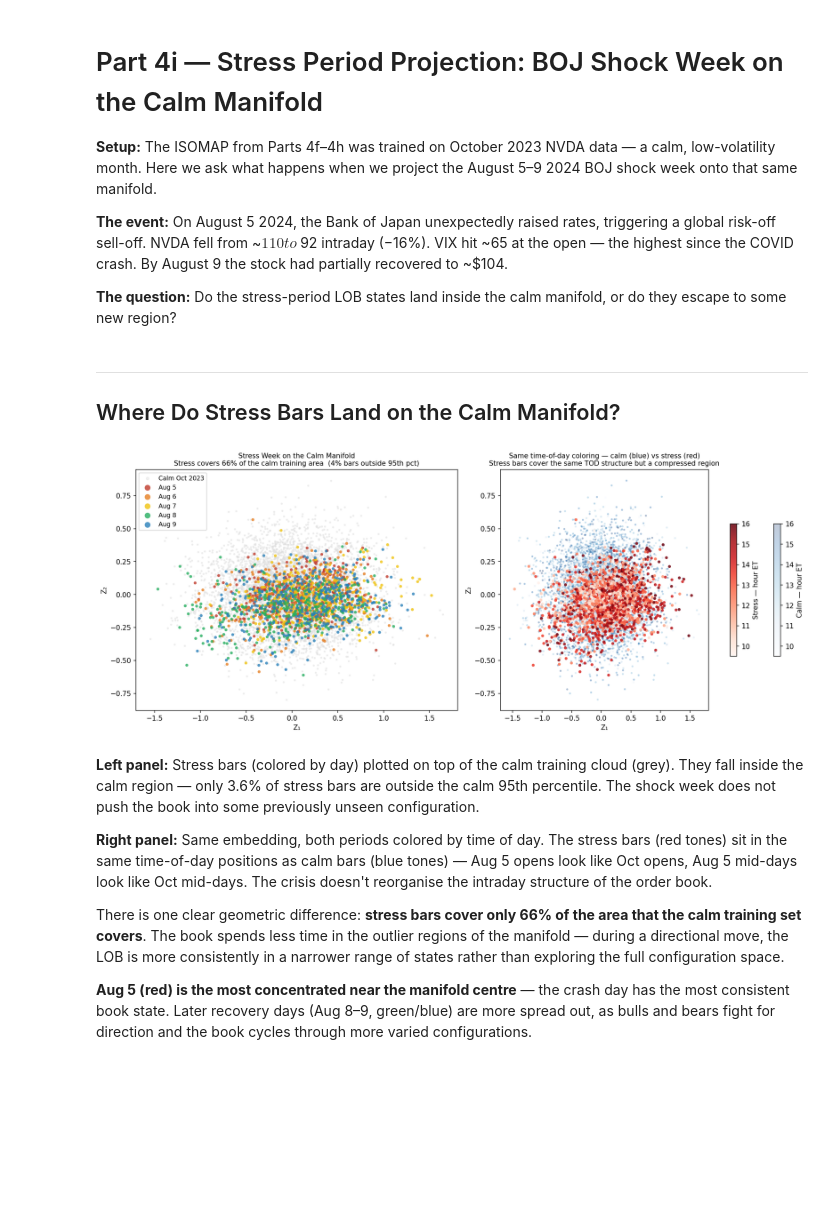
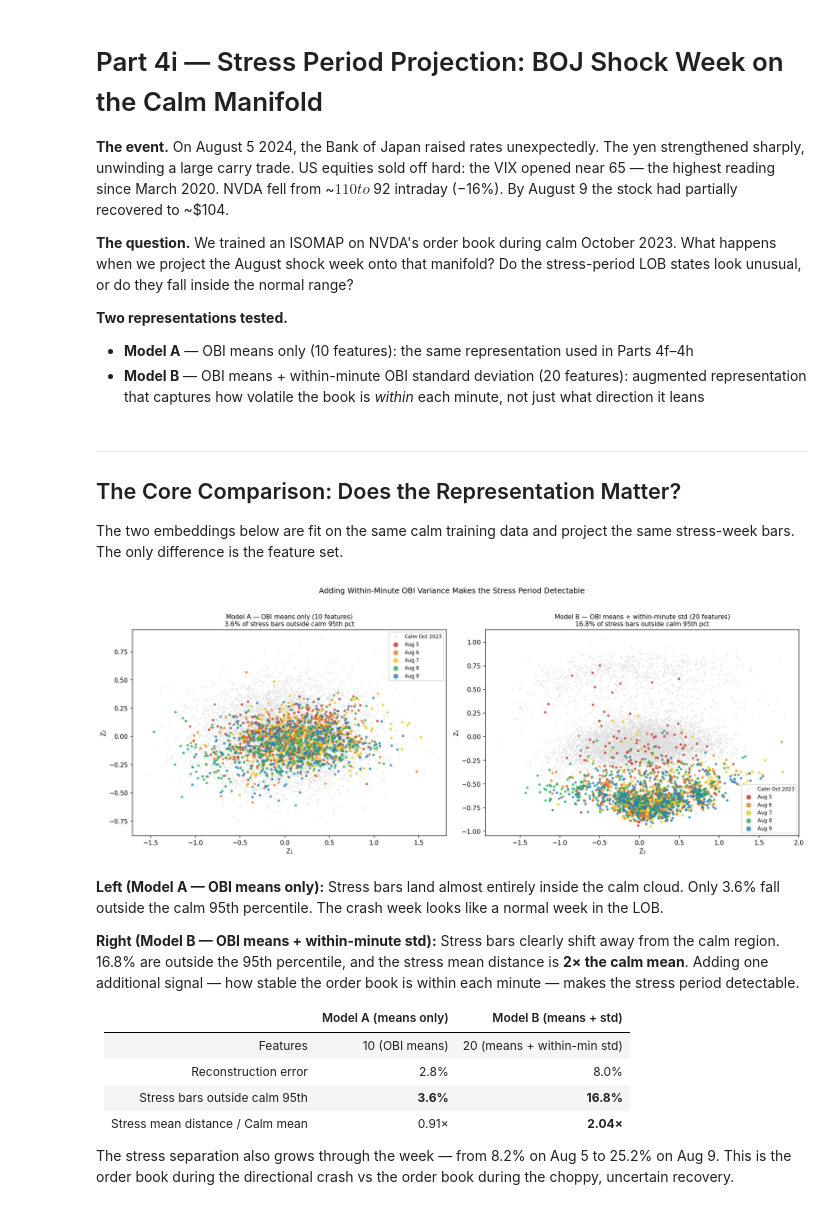
Before and after one commit to harrodyuan/DS4FE, a Jupyter notebook: DS4FE_Part4i_Stress_Projection.ipynb, the cells around one changed output. Cells and saved outputs as stored; diff of their text form; code cells hidden in the pictures; blank space fills up the shorter version.

```diff
--- a/DS4FE_Part4i_Stress_Projection.ipynb
+++ b/DS4FE_Part4i_Stress_Projection.ipynb
@@ -1,27 +1,36 @@
 # %% [markdown]
 # Part 4i — Stress Period Projection: BOJ Shock Week on the Calm Manifold
 
-**Setup:** The ISOMAP from Parts 4f–4h was trained on October 2023 NVDA data — a calm, low-volatility month. Here we ask what happens when we project the August 5–9 2024 BOJ shock week onto that same manifold.
+**The event.** On August 5 2024, the Bank of Japan raised rates unexpectedly. The yen strengthened sharply, unwinding a large carry trade. US equities sold off hard: the VIX opened near 65 — the highest reading since March 2020. NVDA fell from ~$110 to ~$92 intraday (−16%). By August 9 the stock had partially recovered to ~$104.
 
-**The event:** On August 5 2024, the Bank of Japan unexpectedly raised rates, triggering a global risk-off sell-off. NVDA fell from ~$110 to ~$92 intraday (−16%). VIX hit ~65 at the open — the highest since the COVID crash. By August 9 the stock had partially recovered to ~$104.
+**The question.** We trained an ISOMAP on NVDA's order book during calm October 2023. What happens when we project the August shock week onto that manifold? Do the stress-period LOB states look unusual, or do they fall inside the normal range?
 
-**The question:** Do the stress-period LOB states land inside the calm manifold, or do they escape to some new region?
+**Two representations tested.**
+- **Model A** — OBI means only (10 features): the same representation used in Parts 4f–4h
+- **Model B** — OBI means + within-minute OBI standard deviation (20 features): augmented representation that captures how volatile the book is *within* each minute, not just what direction it leans
 # %%
 from IPython.display import Image, display
 # %% [markdown]
 ---
-## Where Do Stress Bars Land on the Calm Manifold?
+## The Core Comparison: Does the Representation Matter?
+
+The two embeddings below are fit on the same calm training data and project the same stress-week bars. The only difference is the feature set.
 # %%
-display(Image('figures/4i_stress_embedding.png'))
+display(Image('figures/4i_model_comparison.png'))
 # %% [output]
-[figure, old version]
+[figure, new version]
 # %% [markdown]
-**Left panel:** Stress bars (colored by day) plotted on top of the calm training cloud (grey). They fall inside the calm region — only 3.6% of stress bars are outside the calm 95th percentile. The shock week does not push the book into some previously unseen configuration.
+**Left (Model A — OBI means only):** Stress bars land almost entirely inside the calm cloud. Only 3.6% fall outside the calm 95th percentile. The crash week looks like a normal week in the LOB.
 
-**Right panel:** Same embedding, both periods colored by time of day. The stress bars (red tones) sit in the same time-of-day positions as calm bars (blue tones) — Aug 5 opens look like Oct opens, Aug 5 mid-days look like Oct mid-days. The crisis doesn't reorganise the intraday structure of the order book.
+**Right (Model B — OBI means + within-minute std):** Stress bars clearly shift away from the calm region. 16.8% are outside the 95th percentile, and the stress mean distance is **2× the calm mean**. Adding one additional signal — how stable the order book is within each minute — makes the stress period detectable.
 
-There is one clear geometric difference: **stress bars cover only 66% of the area that the calm training set covers**. The book spends less time in the outlier regions of the manifold — during a directional move, the LOB is more consistently in a narrower range of states rather than exploring the full configuration space.
+| | Model A (means only) | Model B (means + std) |
+|---|---|---|
+| Features | 10 (OBI means) | 20 (means + within-min std) |
+| Reconstruction error | 2.8% | 8.0% |
+| Stress bars outside calm 95th | **3.6%** | **16.8%** |
+| Stress mean distance / Calm mean | 0.91× | **2.04×** |
 
-**Aug 5 (red) is the most concentrated near the manifold centre** — the crash day has the most consistent book state. Later recovery days (Aug 8–9, green/blue) are more spread out, as bulls and bears fight for direction and the book cycles through more varied configurations.
+The stress separation also grows through the week — from 8.2% on Aug 5 to 25.2% on Aug 9. This is the order book during the directional crash vs the order book during the choppy, uncertain recovery.
 # %% [markdown]
 ---
```
Also changed, not shown: parts of 16 cells of this notebook, 7 other files.
